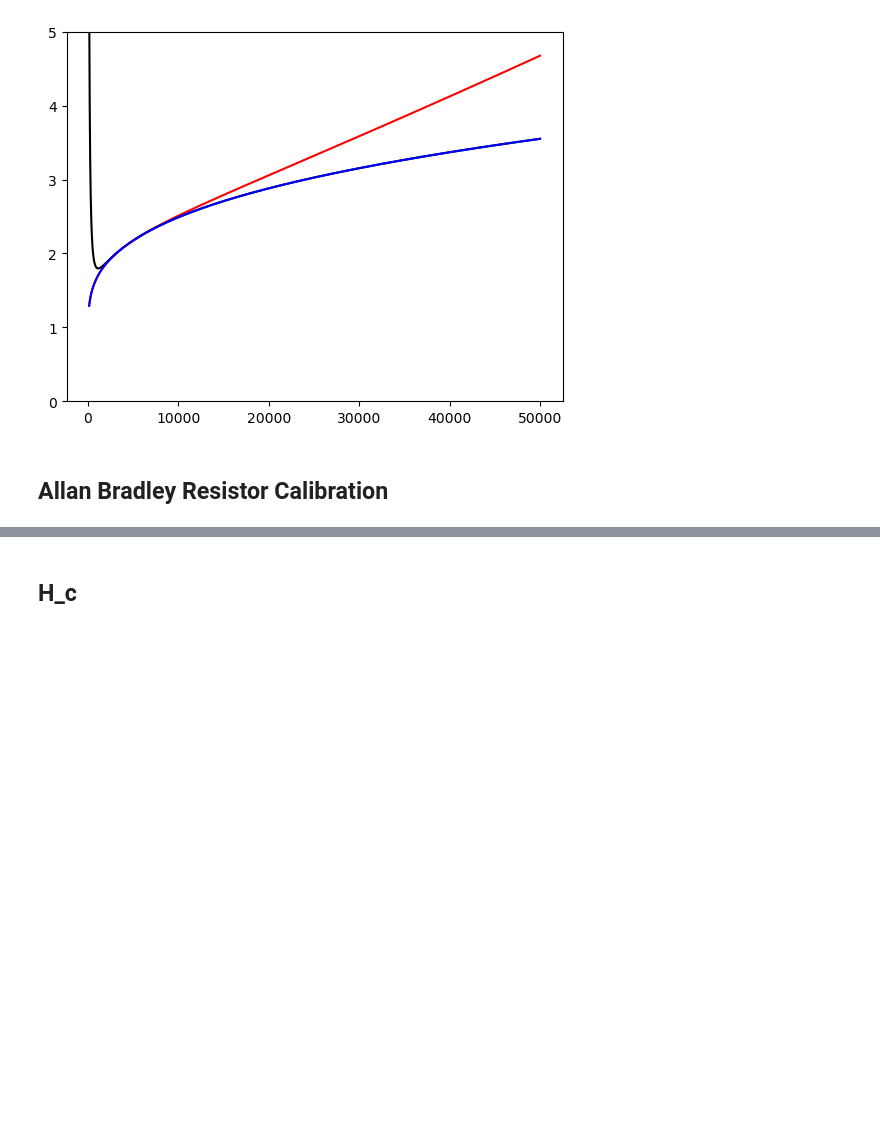
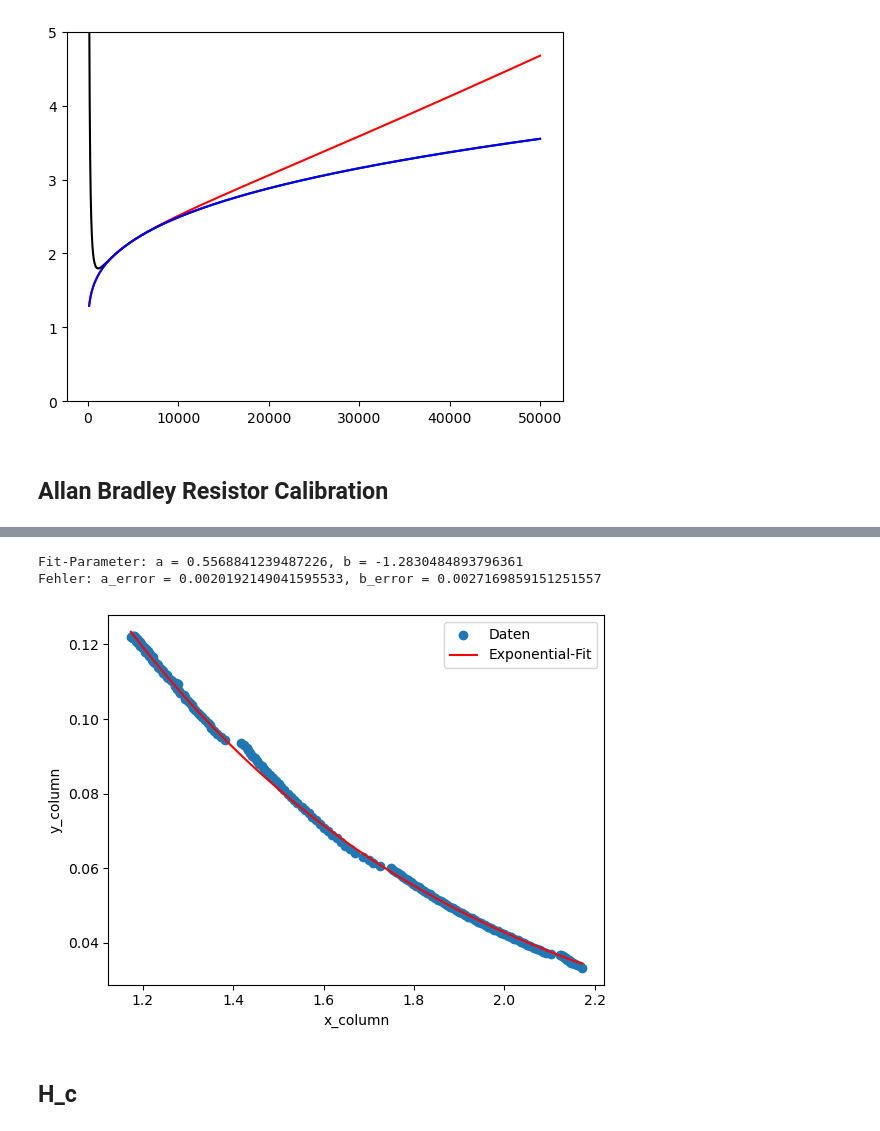
Before and after one commit to Darrenshan27/supraconductivity, a Jupyter notebook: data_processing.ipynb, the cells around one changed output, grey strips where cells are left out. Cells and saved outputs as stored; diff of their text form; code cells hidden in the pictures; blank space fills up the shorter version.

```diff
--- a/data_processing.ipynb
+++ b/data_processing.ipynb
@@ -222,2 +333,36 @@ plt.ylim(0,5)
+# %%
+# Exponentielle Funktion definieren: y = a * exp(b * x)
+def exp_func(x, a, b):
+    return a * np.exp(b * x)
+
+# Daten extrahieren
+
+x_data = filtered_df2['temp_manometer/K'].values
+y_data = filtered_df2['U_AB (V)'].values
+
+# Fit der Exponentialfunktion an die Daten
+params, cov_matrix = curve_fit(exp_func, x_data, y_data)
+
+# Fit-Parameter und Kovarianzmatrix ausgeben
+a, b = params
+param_errors = np.sqrt(np.diag(cov_matrix))  # Fehler der Parameter
+print(f"Fit-Parameter: a = {a}, b = {b}")
+print(f"Fehler: a_error = {param_errors[0]}, b_error = {param_errors[1]}")
+
+# Fit visualisieren
+plt.scatter(x_data, y_data, label='Daten')
+x_fit = np.linspace(min(x_data), max(x_data), 100)
+y_fit = exp_func(x_fit, a, b)
+plt.plot(x_fit, y_fit, label='Exponential-Fit', color='red')
+plt.xlabel('x_column')
+plt.ylabel('y_column')
+plt.legend()
+plt.show()
+
+# Funktion zur Berechnung von x für gegebenes y: y = a * exp(b * x) -> x = (ln(y/a)) / b
+# %% [output]
+Fit-Parameter: a = 0.5568841239487226, b = -1.2830484893796361
+Fehler: a_error = 0.0020192149041595533, b_error = 0.0027169859151251557
+[figure, added]
 # %% [markdown]
 ## H_c
```
Also changed, not shown: parts of 12 cells of this notebook, 31 other files.
